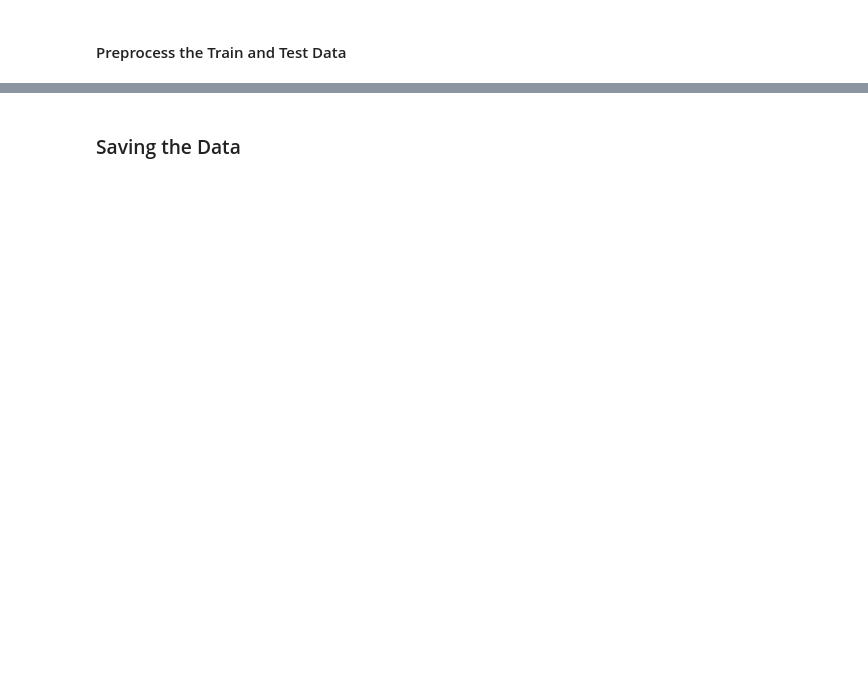
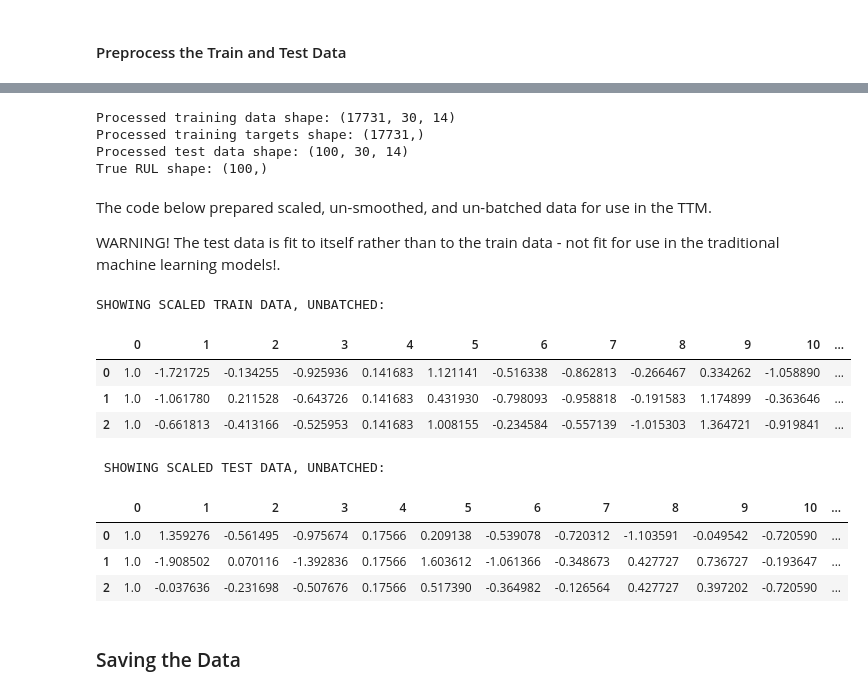
Before and after one commit to sakinanazarali/RUL_Prediction, a Jupyter notebook: data_processing/data_processing.ipynb, the cells around one changed output, grey strips where cells are left out. Cells and saved outputs as stored; diff of their text form; code cells hidden in the pictures; blank space fills up the shorter version.

Commit message:
corrected data processing notebook, added attributions

```diff
--- a/data_processing/data_processing.ipynb
+++ b/data_processing/data_processing.ipynb
@@ -418,3 +500,59 @@ True RUL shape:  (100,)
+# %%
+# paths to the data
+train_file = "../data/CMAPSSData/train_FD001.txt"
+test_file = "../data/CMAPSSData/test_FD001.txt"
+rul_file = "../data/CMAPSSData/RUL_FD001.txt"
+
+# process the data
+processed_train_data, processed_train_targets, processed_test_data, true_rul, num_test_windows_list = process_data(
+    train_file, test_file, rul_file, window_length=WINDOW_LENGTH, shift=SHIFT, early_rul=EARLY_RUL,
+    num_test_windows=NUM_TEST_WINDOWS, columns_to_drop=COLUMNS_TO_DROP)
+
+# ouput
+print("Processed training data shape:", processed_train_data.shape)
+print("Processed training targets shape:", processed_train_targets.shape)
+print("Processed test data shape:", processed_test_data.shape)
+print("True RUL shape:", true_rul.shape)
+# %% [output]
+Processed training data shape: (17731, 30, 14)
+Processed training targets shape: (17731,)
+Processed test data shape: (100, 30, 14)
+True RUL shape: (100,)
+# %% [markdown]
+The code below prepared scaled, un-smoothed, and un-batched data for use in the TTM.
+
+WARNING! The test data is fit to itself rather than to the train data - not fit for use in the traditional machine learning models!.
+# %%
+train_data = pd.read_csv(train_file, sep="\s+", header=None)
+test_data = pd.read_csv(test_file, sep="\s+", header=None)
+true_rul = pd.read_csv(rul_file, sep="\s+", header=None)
+
+train_data_scaled = scale_data(train_data, test_data, COLUMNS_TO_DROP)[0]
+
+print("SHOWING SCALED TRAIN DATA, UNBATCHED: ")
+display(train_data_scaled[0:3])
+
+print("\n", "SHOWING SCALED TEST DATA, UNBATCHED: ")
+tst = test_data.copy()
+tst_col1 = tst.iloc[:,0]
+tst.drop(columns = COLUMNS_TO_DROP[1:], inplace = True)
+tst = pd.DataFrame(StandardScaler().fit_transform(tst))
+tst.iloc[:, 0] = tst_col1
+test_data_scaled = tst.copy()
+display(test_data_scaled[0:3])
+
+del tst, test_data, train_data
+# %% [output]
+SHOWING SCALED TRAIN DATA, UNBATCHED:
+|  | 0 | 1 | 2 | 3 | 4 | 5 | 6 | 7 | 8 | 9 | 10 | ... |
+| 0 | 1.0 | -1.721725 | -0.134255 | -0.925936 | 0.141683 | 1.121141 | -0.516338 | -0.862813 | -0.266467 | 0.334262 | -1.058890 | ... |
+| 1 | 1.0 | -1.061780 | 0.211528 | -0.643726 | 0.141683 | 0.431930 | -0.798093 | -0.958818 | -0.191583 | 1.174899 | -0.363646 | ... |
+| 2 | 1.0 | -0.661813 | -0.413166 | -0.525953 | 0.141683 | 1.008155 | -0.234584 | -0.557139 | -1.015303 | 1.364721 | -0.919841 | ... |
+ SHOWING SCALED TEST DATA, UNBATCHED:
+|  | 0 | 1 | 2 | 3 | 4 | 5 | 6 | 7 | 8 | 9 | 10 | ... |
+| 0 | 1.0 | 1.359276 | -0.561495 | -0.975674 | 0.17566 | 0.209138 | -0.539078 | -0.720312 | -1.103591 | -0.049542 | -0.720590 | ... |
+| 1 | 1.0 | -1.908502 | 0.070116 | -1.392836 | 0.17566 | 1.603612 | -1.061366 | -0.348673 | 0.427727 | 0.736727 | -0.193647 | ... |
+| 2 | 1.0 | -0.037636 | -0.231698 | -0.507676 | 0.17566 | 0.517390 | -0.364982 | -0.126564 | 0.427727 | 0.397202 | -0.720590 | ... |
 # %% [markdown]
 ### Saving the Data
 # %%
```
Also changed, not shown: parts of 17 cells of this notebook, 6 other files.
